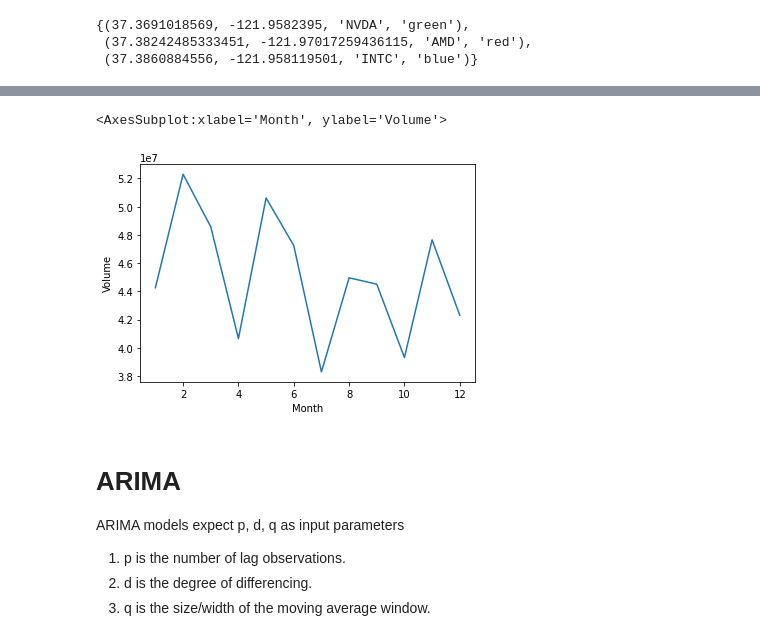
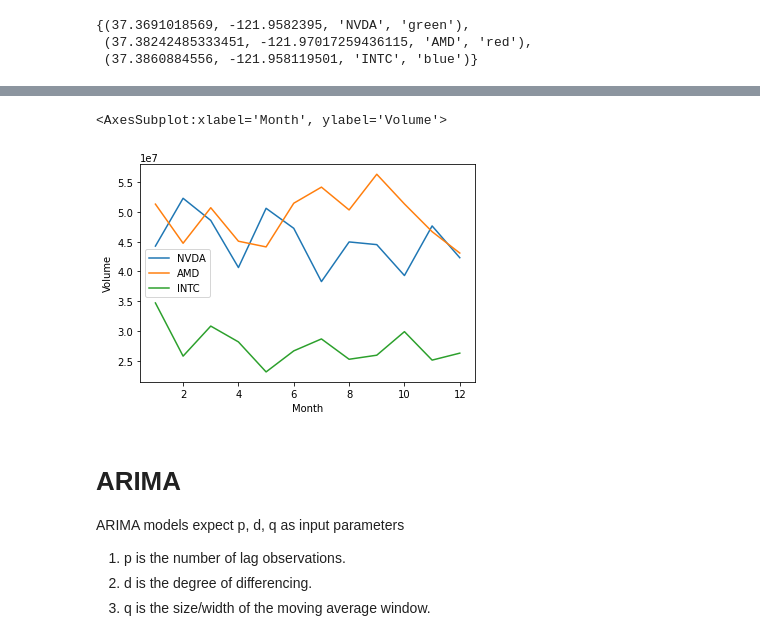
Before and after one commit to huy-ho/stock-forecasting, a Jupyter notebook: stock-forecasting.ipynb, the cells around one changed output, grey strips where cells are left out. Drawn from its saved outputs; the diff is of its cells as text; code cells hidden in the pictures.

```diff
--- a/stock-forecasting.ipynb
+++ b/stock-forecasting.ipynb
@@ -216,7 +237,16 @@ m
 nvda_table = data['NVDA']
 nvda_table['Month'] = nvda_table['Open'].index.month
 nvda_month_grouped = nvda_table.groupby('Month').mean()
-nvda_month_grouped
+
+amd_table = data['AMD']
+amd_table['Month'] = amd_table['Open'].index.month
+amd_month_grouped = amd_table.groupby('Month').mean()
+
+intc_table = data['INTC']
+intc_table['Month'] = intc_table['Open'].index.month
+intc_month_grouped = intc_table.groupby('Month').mean()
+
+intc_month_grouped
 # %% [output]
 A value is trying to be set on a copy of a slice from a DataFrame.
 Try using .loc[row_indexer,col_indexer] = value instead
@@ -240,10 +280,11 @@ See the caveats in the documentation: https://pandas.pydata.org/pandas-docs/stab
 # %%
-sns.lineplot(x=nvda_month_grouped['Volume'].index, y=nvda_month_grouped['Volume'])
-
+sns.lineplot(x=nvda_month_grouped['Volume'].index, y=nvda_month_grouped['Volume'], label='NVDA')
+sns.lineplot(x=amd_month_grouped['Volume'].index, y=amd_month_grouped['Volume'], label='AMD')
+sns.lineplot(x=intc_month_grouped['Volume'].index, y=intc_month_grouped['Volume'], label='INTC')
 #volume seems to decrease significantly during the summer months
 # %% [output]
 <AxesSubplot:xlabel='Month', ylabel='Volume'>
-[figure, old version]
+[figure, new version]
 # %% [markdown]
 # ARIMA
 
```
Also changed, not shown: parts of 7 cells of this notebook.
